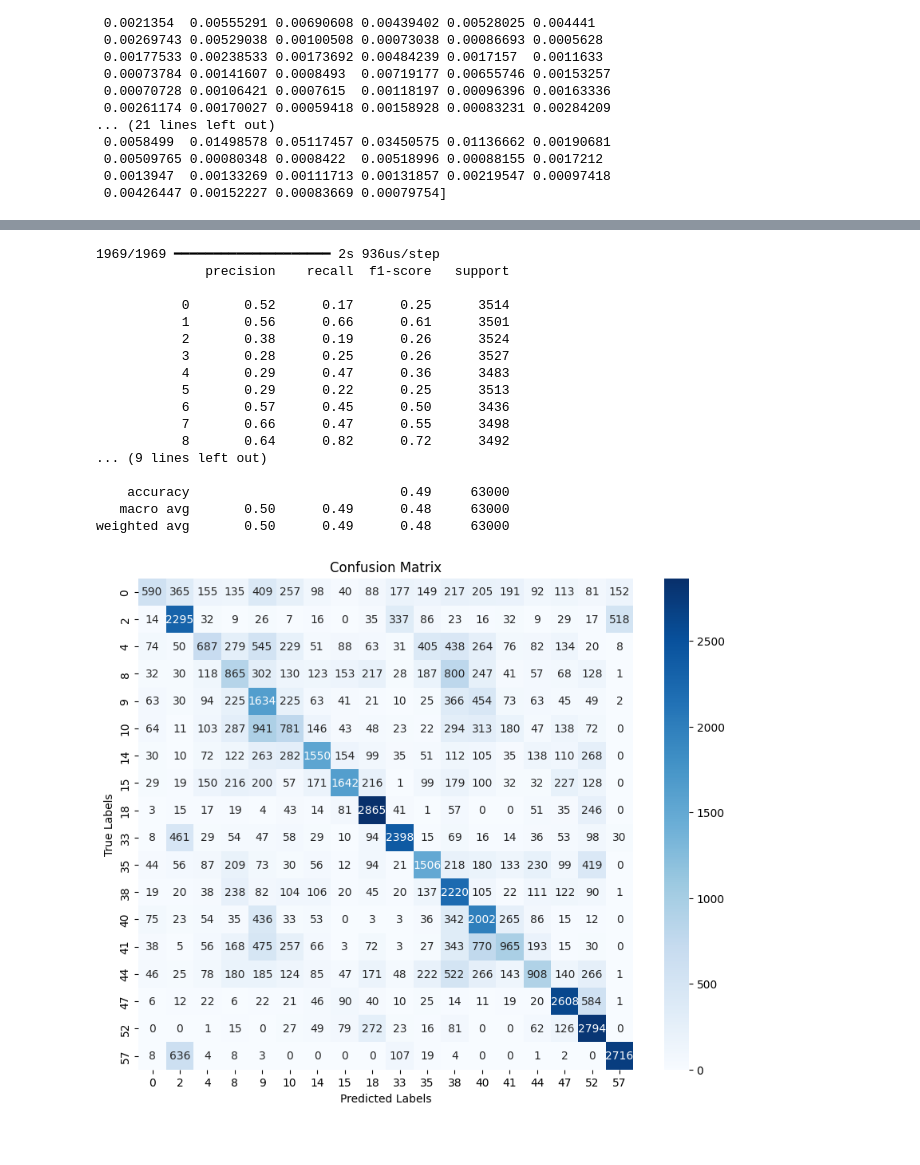
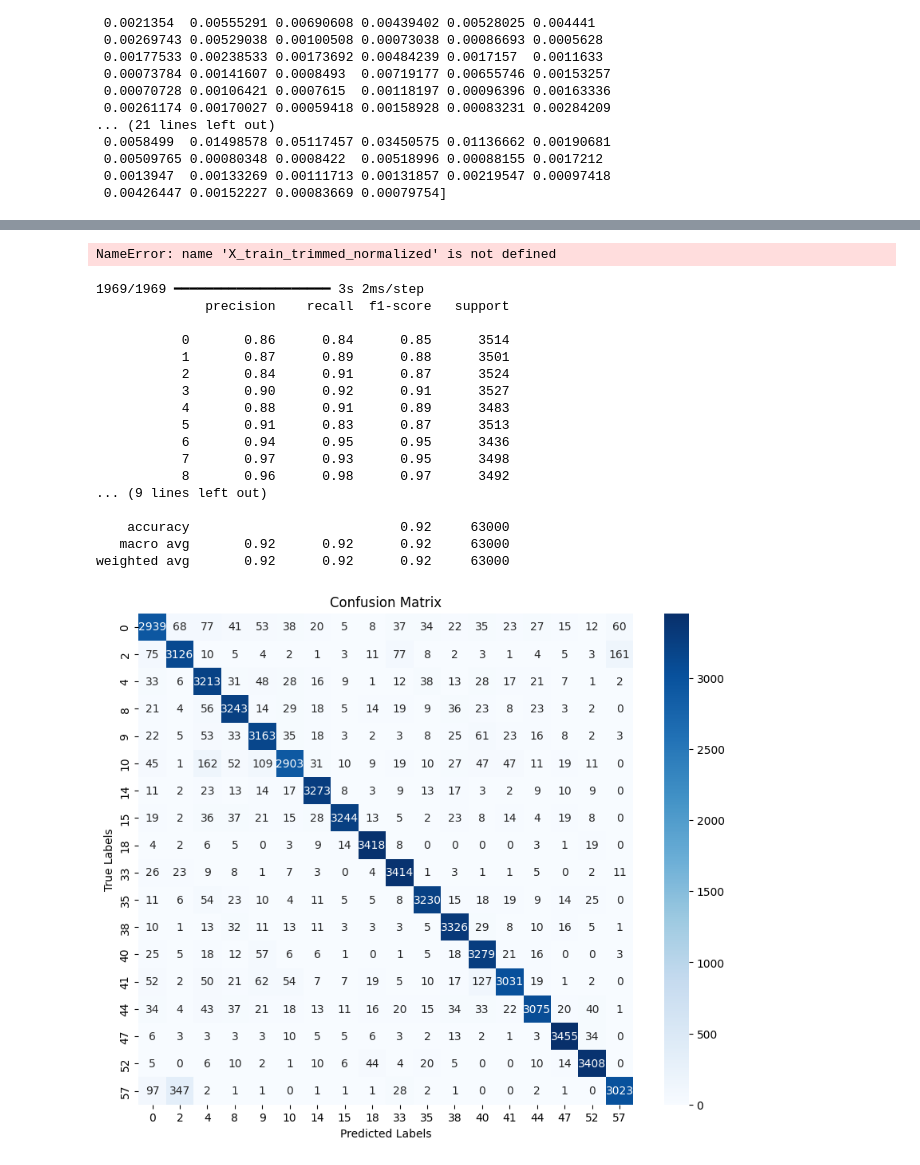
Before and after one commit to Mateusz-Smolarczyk-AGH/Hyperspectral_images_analize, a Jupyter notebook: notebooks/CNN.ipynb, the cells around one changed output, grey strips where cells are left out. Saved outputs shown, nothing was run; the diff lists cells and outputs as text; code cells hidden in the pictures.

```diff
--- a/notebooks/CNN.ipynb
+++ b/notebooks/CNN.ipynb
@@ -135,11 +143,11 @@ Gradient Boosting Accuracy: 0.55
 
 
 # Save feature importances to a .npy file
-np.save("feature_importances.npy", feature_importances)
+# np.save("feature_importances.npy", feature_importances)
 
 # Load the saved feature importances
-loaded_feature_importances = np.load("feature_importances.npy")
-print(loaded_feature_importances)
+feature_importances = np.load("feature_importances.npy")
+print(feature_importances)
 # %% [output]
 [0.02439022 0.02573836 0.02559139 0.02287448 0.01246065 0.01783166
  0.02035941 0.01195743 0.00466317 0.00472579 0.00362153 0.00460772
@@ -160,7 +168,7 @@ print(loaded_feature_importances)
  0.00426447 0.00152227 0.00083669 0.00079754]
 # %%
 # Liczba najważniejszych kanałów do zachowania
-top_k = 30  # Możesz zmienić tę wartość w zależności od potrzeb
+top_k = 80  # Możesz zmienić tę wartość w zależności od potrzeb
 
 # Znajdź indeksy top_k najważniejszych cech
 top_indices = np.argsort(feature_importances)[-top_k:]
@@ -181,6 +189,11 @@ print(X_train_trimmed.shape)
 
 scaler = StandardScaler()
 data_normalized = scaler.fit_transform(X_train_trimmed)
+# Normalizacja per kanał:
+X_train_trimmed_norm = (X_train_trimmed - X_train_trimmed.mean(axis=0)) / (X_train_trimmed.std(axis=0) + 1e-6)
+X_test_trimmed_norm = (X_test_trimmed - X_train_trimmed.mean(axis=0)) / (X_train_trimmed.std(axis=0) + 1e-6)
+
+
 
 # PCA jako krok MNF
 # pca = PCA(n_components=2)
@@ -198,6 +211,8 @@ X_test = scaler.transform(X_test_trimmed)
 # %%
-model = build_1d_hsi_classifier(X_train_trimmed.shape[1], num_classes)
-history = model.fit(X_train_trimmed, y_train, epochs=100, batch_size=32, validation_split=0.2)
+model = build_1d_hsi_classifier(X_train_trimmed_norm.shape[1], num_classes)
+early_stopping = EarlyStopping(monitor='val_loss', patience=5, restore_best_weights=True)
+
+history = model.fit(X_train_trimmed_norm, y_train, epochs=100, batch_size=64, validation_split=0.2)
 loss, accuracy = model.evaluate(X_test_trimmed, y_test)
 print(f"Test Accuracy: {accuracy:.2f}")
 # %% [output]
@@ -222,44 +237,46 @@ Test Accuracy: 0.48
 # %%
-X_train = X_train_trimmed
-X_test = X_test_trimmed
+X_train = X_train_trimmed_normalized
+X_test = X_test_trimmed_normalized
+# %% [output]
+NameError: name 'X_train_trimmed_normalized' is not defined
 # %%
 ## TRAIN DATA
 #
-y_pred = model.predict(X_train)
+y_pred = model.predict(X_train_trimmed_norm)
 y_pred_classes = np.argmax(y_pred, axis=-1)
 y_true_classes = np.argmax(y_train, axis=-1)
 # Print classification report
 print(classification_report(y_true_classes, y_pred_classes))
 
 # Compute confusion matrix
 conf_matrix = confusion_matrix(y_true_classes, y_pred_classes)
 
 # Plot confusion matrix
 plt.figure(figsize=(10, 8))
 sns.heatmap(conf_matrix, annot=True, fmt='d', cmap='Blues', xticklabels=unique_labels, yticklabels=unique_labels)
 plt.xlabel('Predicted Labels')
 plt.ylabel('True Labels')
 plt.title('Confusion Matrix')
 plt.show()
 # %% [output]
-1969/1969 ━━━━━━━━━━━━━━━━━━━━ 2s 936us/step
+1969/1969 ━━━━━━━━━━━━━━━━━━━━ 3s 2ms/step
               precision    recall  f1-score   support
 
-           0       0.52      0.17      0.25      3514
-           1       0.56      0.66      0.61      3501
-           2       0.38      0.19      0.26      3524
-           3       0.28      0.25      0.26      3527
-           4       0.29      0.47      0.36      3483
-           5       0.29      0.22      0.25      3513
-           6       0.57      0.45      0.50      3436
-           7       0.66      0.47      0.55      3498
-           8       0.64      0.82      0.72      3492
+           0       0.86      0.84      0.85      3514
+           1       0.87      0.89      0.88      3501
+           2       0.84      0.91      0.87      3524
+           3       0.90      0.92      0.91      3527
+           4       0.88      0.91      0.89      3483
+           5       0.91      0.83      0.87      3513
+           6       0.94      0.95      0.95      3436
+           7       0.97      0.93      0.95      3498
+           8       0.96      0.98      0.97      3492
 ... (9 lines left out)
 
-    accuracy                           0.49     63000
-   macro avg       0.50      0.49      0.48     63000
-weighted avg       0.50      0.49      0.48     63000
+    accuracy                           0.92     63000
+   macro avg       0.92      0.92      0.92     63000
+weighted avg       0.92      0.92      0.92     63000
-[figure, old version]
+[figure, new version]
 # %%
 # Generate classification report
 y_pred = model.predict(X_test)
```
Also changed, not shown: parts of 6 cells of this notebook.
